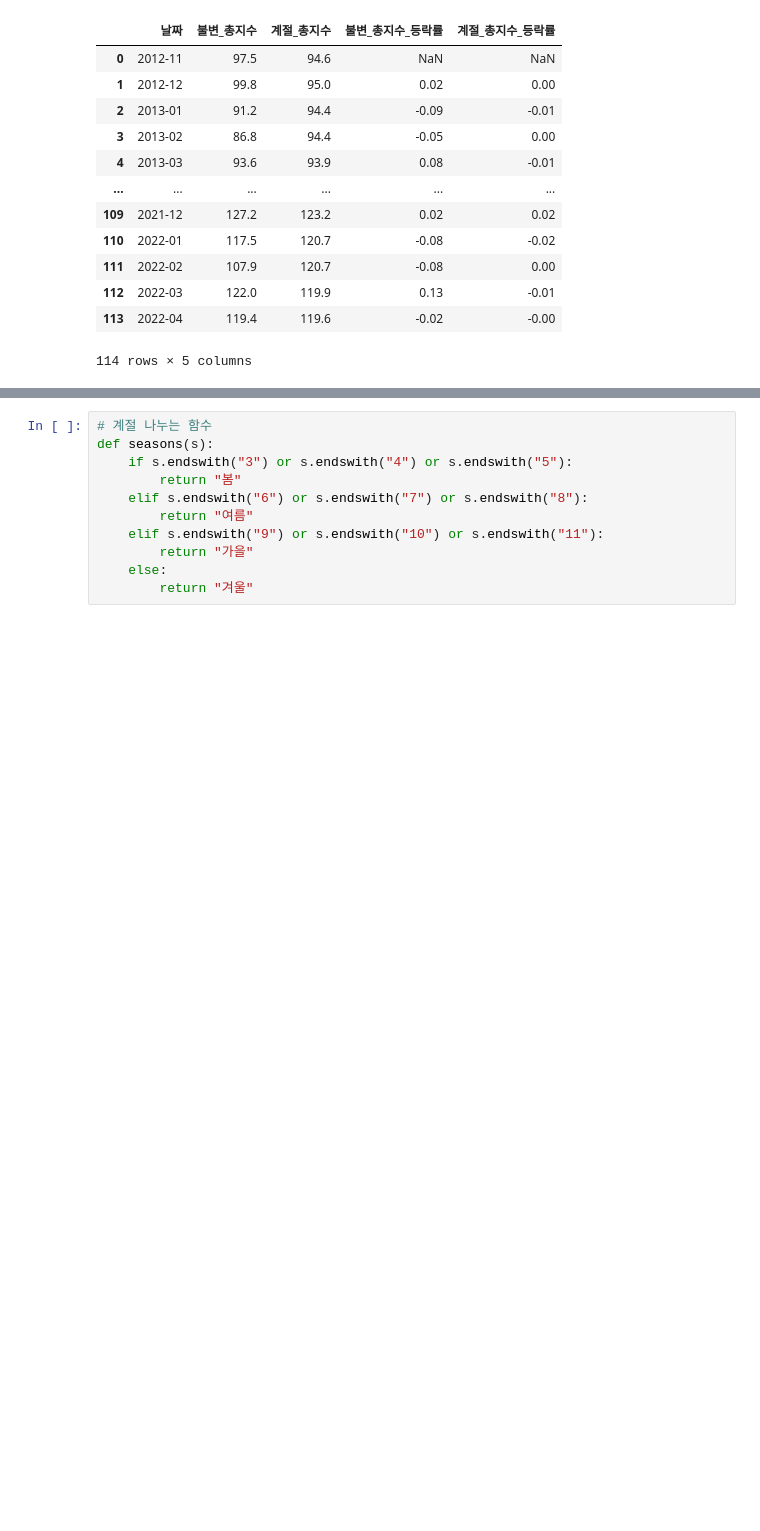
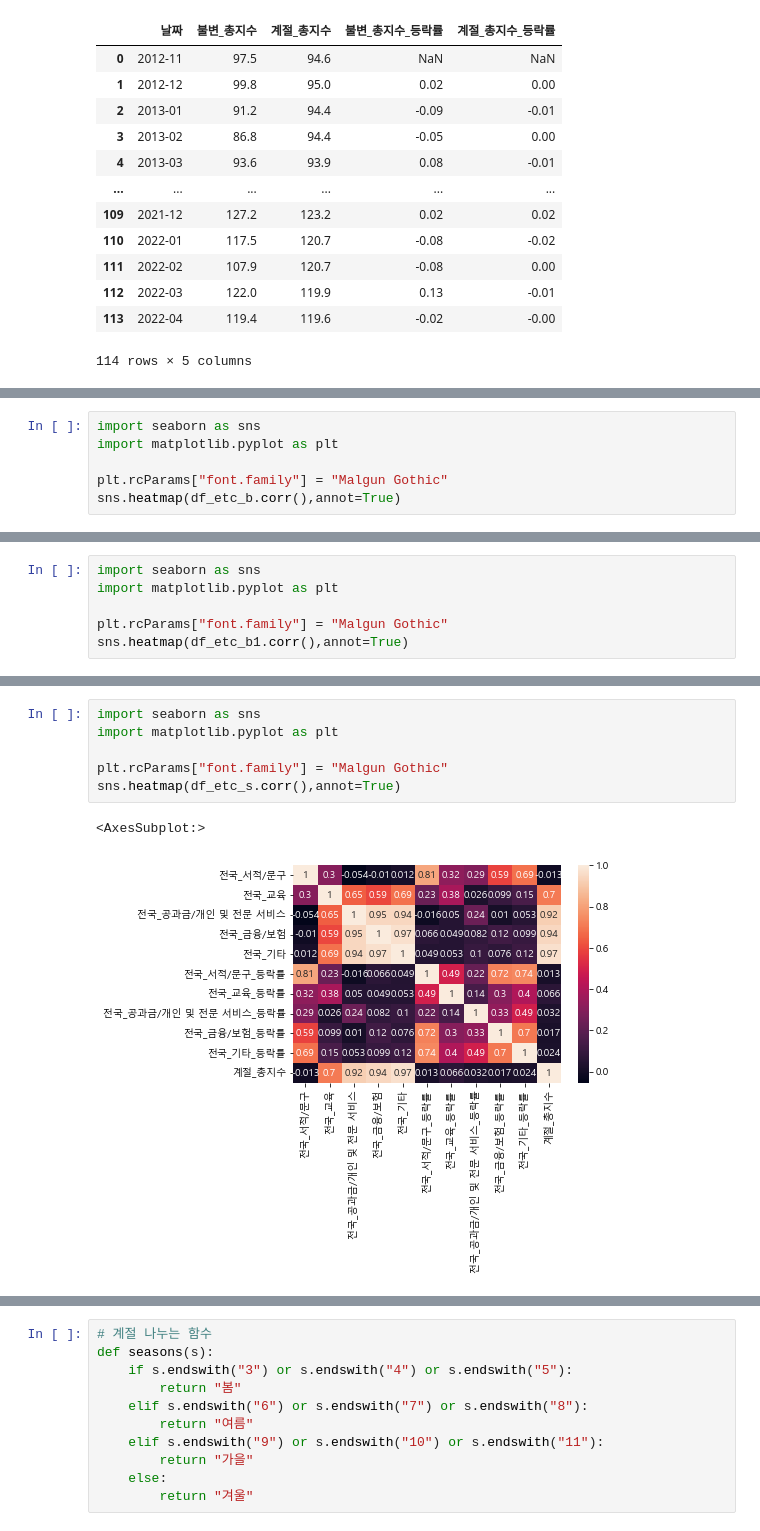
Before and after one commit to KJH3024/test, a Jupyter notebook: 프로젝트1/전국_카드.ipynb, the cells around one changed output, grey strips where cells are left out. Cells and saved outputs as stored; diff of their text form; blank space fills up the shorter version.

```diff
--- a/프로젝트1/전국_카드.ipynb
+++ b/프로젝트1/전국_카드.ipynb
@@ -219,0 +275,6 @@ sns.heatmap(r.corr(),annot=True)
+# %%
+import seaborn as sns
+import matplotlib.pyplot as plt
+
+plt.rcParams["font.family"] = "Malgun Gothic"
+sns.heatmap(df_etc_b.corr(),annot=True)
@@ -219,0 +284,6 @@ sns.heatmap(r.corr(),annot=True)
+# %%
+import seaborn as sns
+import matplotlib.pyplot as plt
+
+plt.rcParams["font.family"] = "Malgun Gothic"
+sns.heatmap(df_etc_b1.corr(),annot=True)
@@ -219,0 +293,9 @@ sns.heatmap(r.corr(),annot=True)
+# %%
+import seaborn as sns
+import matplotlib.pyplot as plt
+
+plt.rcParams["font.family"] = "Malgun Gothic"
+sns.heatmap(df_etc_s.corr(),annot=True)
+# %% [output]
+<AxesSubplot:>
+[figure, added]
```
Also changed, not shown: parts of 22 cells of this notebook.
